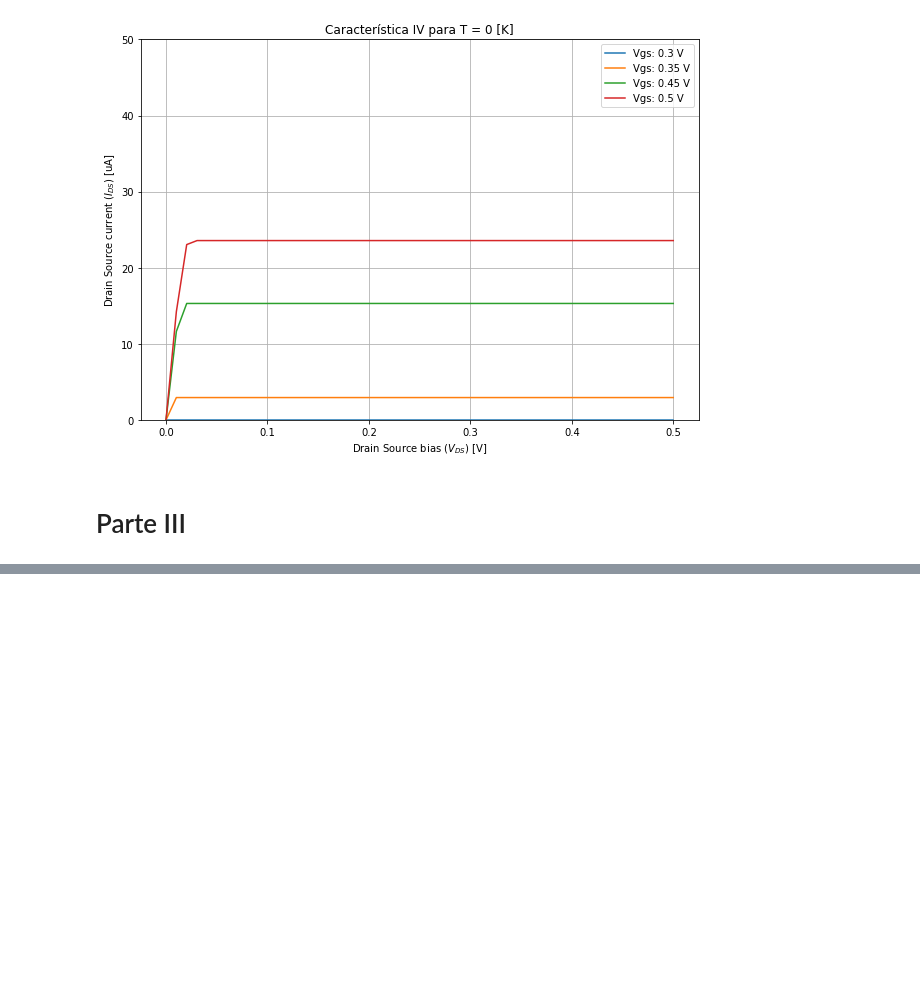
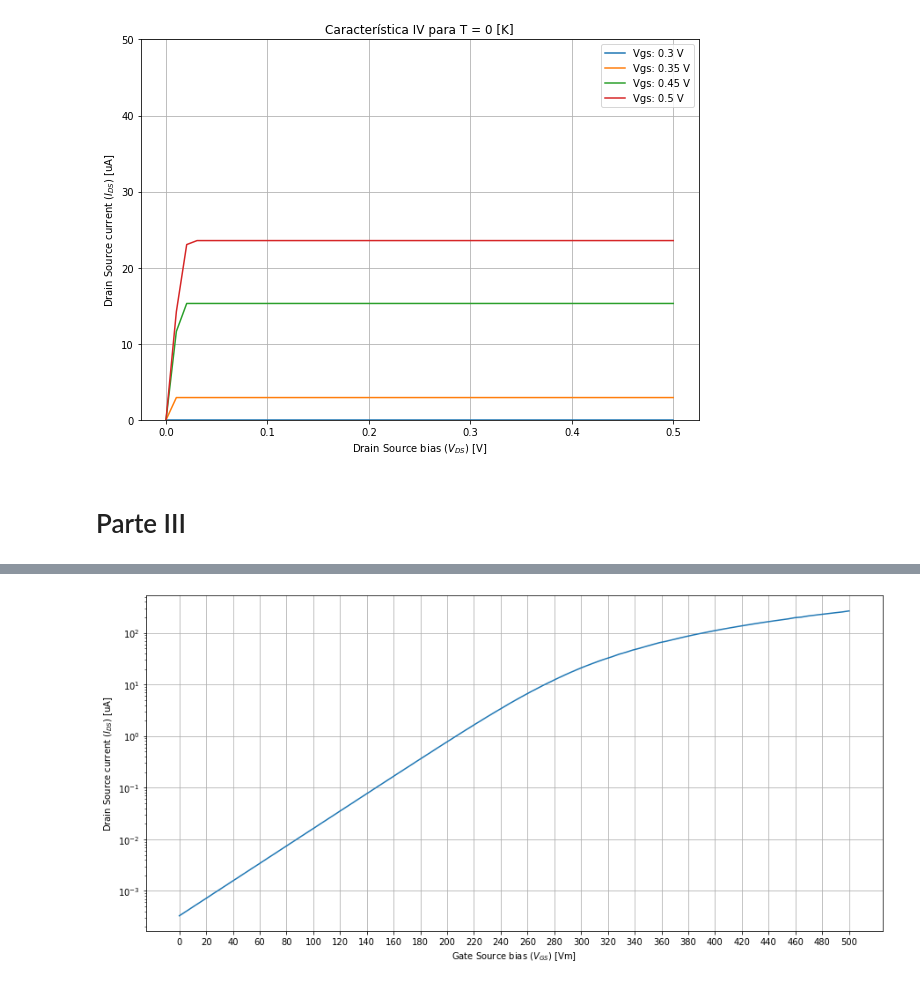
Before and after one commit to bbrisch/Proyekt_nanociencia_2023, a Jupyter notebook: Tarea Morro.ipynb, the cells around one changed output, grey strips where cells are left out. Drawn from its saved outputs; the diff is of its cells as text; code cells hidden in the pictures; blank space fills up the shorter version.

```diff
--- a/Tarea Morro.ipynb
+++ b/Tarea Morro.ipynb
@@ -225,3 +225,28 @@ plot_IVds(data, 0)
 [figure]
 # %% [markdown]
 # Parte III
+# %%
+def IVgs(Vds, T, tol = 1e-4*q, lr = 0.005):
+    Vgs_array = np.linspace(0, 0.5, 100)
+
+    Ids_array = []
+    U = -1*q
+    for i, Vgs in enumerate(Vgs_array):
+        I, U_array  = solve_I(
+            Vds = Vds,
+            T = T,
+            Vgs = Vgs,
+            U_guess = U,
+            lr = lr,
+            tol = tol,
+            disble=True
+        )
+        U = U_array[-1]
+        Ids_array.append(I)
+
+        if i % 10 == 0:
+            print(i)
+
+    return Vgs_array, np.array(Ids_array)
+
+voltage, current = IVgs(0.5, 298)
@@ -227,0 +264,11 @@ plot_IVds(data, 0)
+# %%
+plt.figure(figsize=(15,7))
+plt.plot(voltage*1e3, current*1e6)
+plt.xticks(np.arange(min(voltage*1e3), max(voltage*1e3)+1, 20.0))
+plt.xlabel(r"Gate Source bias $(V_{GS})$ [Vm]")
+plt.ylabel(r"Drain Source current $(I_{DS})$ [uA]")
+plt.yscale('log')
+plt.grid()
+plt.show()
+# %% [output]
+[figure, added]
```
Also changed, not shown: parts of 1 cell of this notebook.
